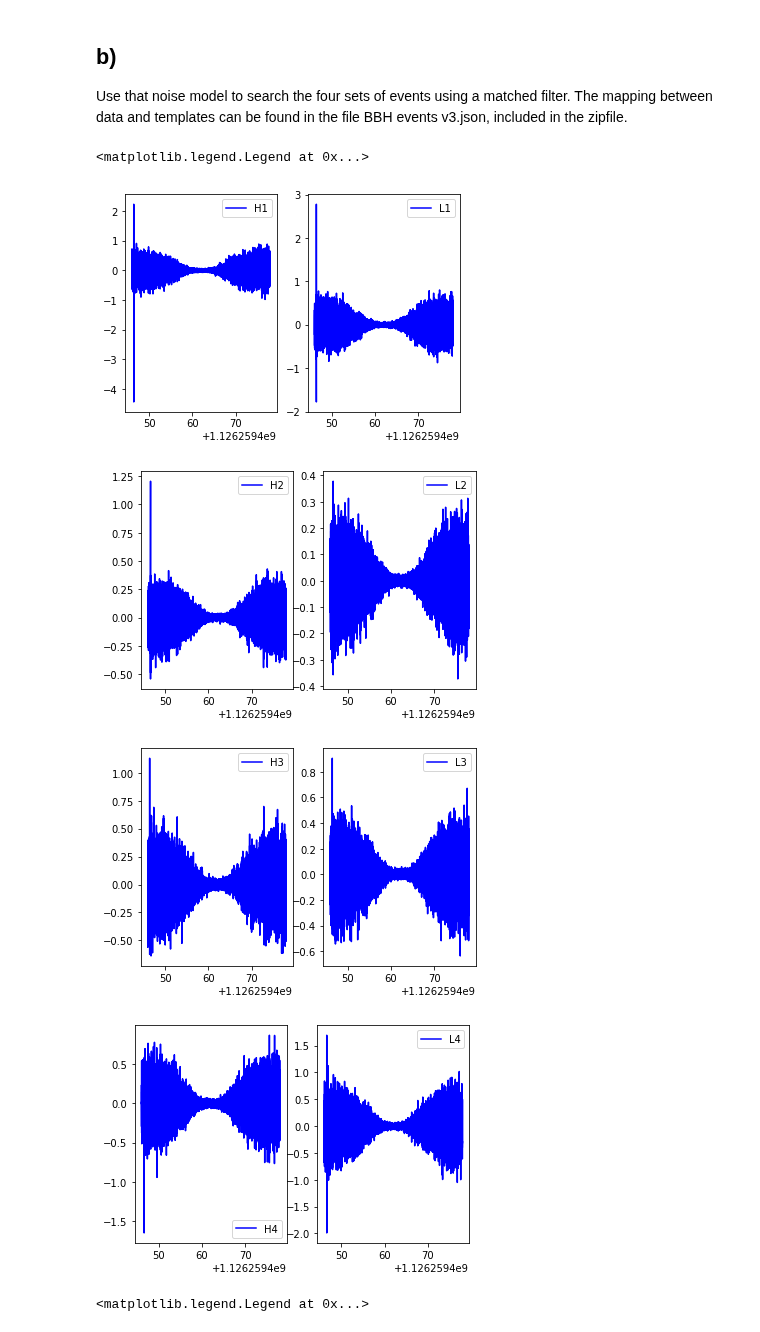
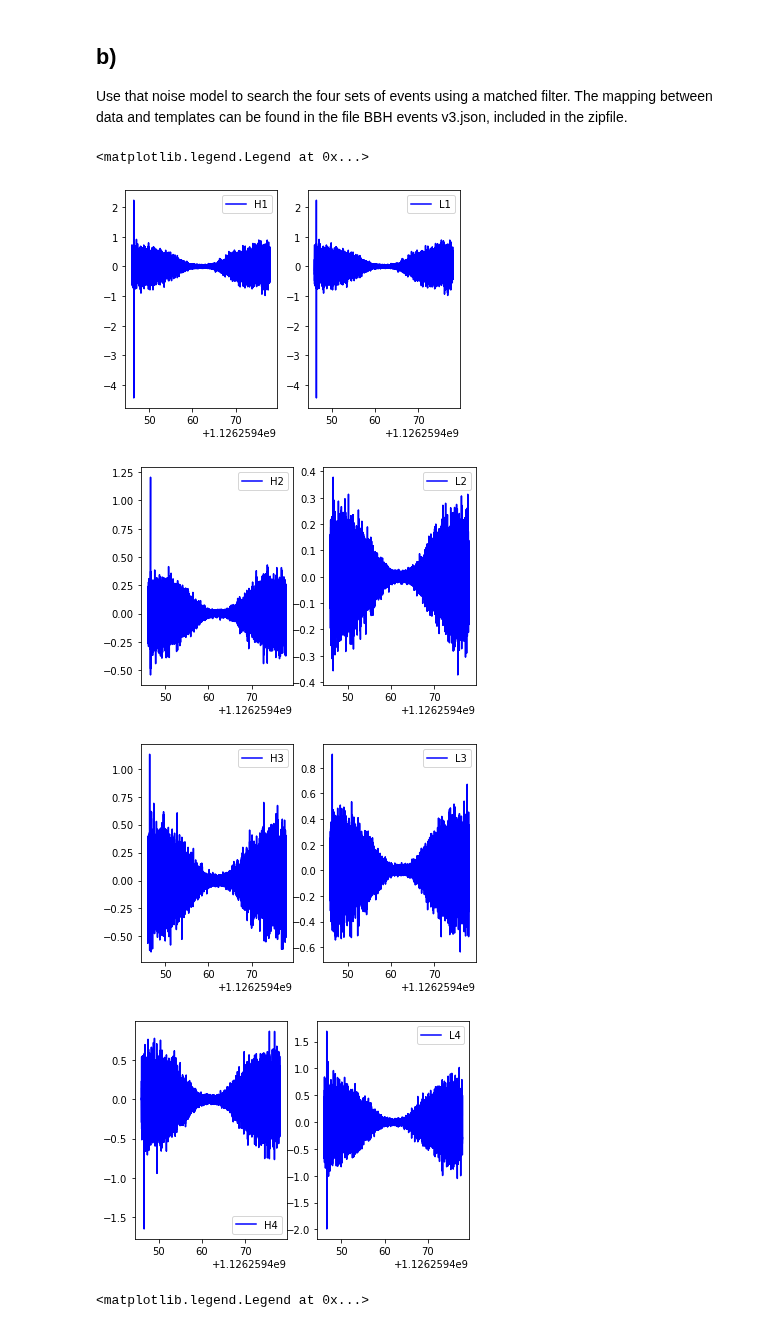
Before and after one commit to RphlFrmnt/PHYS512, a Jupyter notebook: LIGO_Assignment5/Assign_5.ipynb, the cells around one changed output. Saved outputs shown, nothing was run; the diff lists cells and outputs as text; code cells hidden in the pictures.

```diff
--- a/LIGO_Assignment5/Assign_5.ipynb
+++ b/LIGO_Assignment5/Assign_5.ipynb
@@ -339,57 +340,59 @@ time3,x,ft_H3_strain,ft_H3_signal,ft_H3_N,ft_L3_strain,ft_L3_signal,ft_L3_N = do
 time4,x,ft_H4_strain,ft_H4_signal,ft_H4_N,ft_L4_strain,ft_L4_signal,ft_L4_N = do_part_a_stuff('GW170104')
 # %%
 # using match filter to recover signal
+
+mf = np.zeros(shape=(4,2,len(time))) # 4 detections, 2 detectors, len(time) pts
 
 fig, (ax1, ax2) = plt.subplots(1, 2)
 # H
 mf_ft=np.conj(ft_H1_signal)*(ft_H1_strain/ft_H1_N)
-mf = np.fft.irfft(mf_ft)
-ax1.plot(time1,mf,"b",Label='H1')
+mf[0][0] = np.fft.irfft(mf_ft)
+ax1.plot(time1,mf[0][0],"b",Label='H1')
 ax1.legend()
 # L
 mf_ft=np.conj(ft_L1_signal)*(ft_L1_strain/ft_L1_N)
-mf = np.fft.irfft(mf_ft)
-ax2.plot(time1,mf,"b",label="L1")
+mf[0][1] = np.fft.irfft(mf_ft)
+ax2.plot(time1,mf[0][0],"b",label="L1")
 ax2.legend()
 
 fig, (ax1, ax2) = plt.subplots(1, 2)
 # H
 mf_ft=np.conj(ft_H2_signal)*(ft_H2_strain/ft_H2_N)
-mf = np.fft.irfft(mf_ft)
-ax1.plot(time2,mf,"b",Label='H2')
+mf[1][0] = np.fft.irfft(mf_ft)
+ax1.plot(time2,mf[1][0],"b",Label='H2')
 ax1.legend()
 # L
 mf_ft=np.conj(ft_L2_signal)*(ft_L2_strain/ft_L2_N)
-mf = np.fft.irfft(mf_ft)
-ax2.plot(time2,mf,"b",label="L2")
+mf[1][1] = np.fft.irfft(mf_ft)
+ax2.plot(time2,mf[1][1],"b",label="L2")
 ax2.legend()
 
 fig, (ax1, ax2) = plt.subplots(1, 2)
 # H
 mf_ft=np.conj(ft_H3_signal)*(ft_H3_strain/ft_H3_N)
-mf = np.fft.irfft(mf_ft)
-ax1.plot(time3,mf,"b",Label='H3')
+mf[2][0] = np.fft.irfft(mf_ft)
+ax1.plot(time3,mf[2][0],"b",Label='H3')
 ax1.legend()
 # L
 mf_ft=np.conj(ft_L3_signal)*(ft_L3_strain/ft_L3_N)
-mf = np.fft.irfft(mf_ft)
-ax2.plot(time3,mf,"b",label="L3")
+mf[2][1] = np.fft.irfft(mf_ft)
+ax2.plot(time3,mf[2][1],"b",label="L3")
 ax2.legend()
 
 fig, (ax1, ax2) = plt.subplots(1, 2)
 # H
 mf_ft=np.conj(ft_H4_signal)*(ft_H4_strain/ft_H4_N)
-mf = np.fft.irfft(mf_ft)
-ax1.plot(time4,mf,"b",Label='H4')
+mf[3][0]= np.fft.irfft(mf_ft)
+ax1.plot(time4,mf[3][0],"b",Label='H4')
 ax1.legend()
 # L
 mf_ft=np.conj(ft_L4_signal)*(ft_L4_strain/ft_L4_N)
-mf = np.fft.irfft(mf_ft)
-ax2.plot(time4,mf,"b",label="L4")
+mf[3][1] = np.fft.irfft(mf_ft)
+ax2.plot(time4,mf[3][1],"b",label="L4")
 ax2.legend()
 # %% [output]
 <matplotlib.legend.Legend at 0x...>
-[figure, old version]
+[figure, new version]
 [figure]
 [figure]
 [figure]
```
Also changed, not shown: parts of 6 cells of this notebook.
